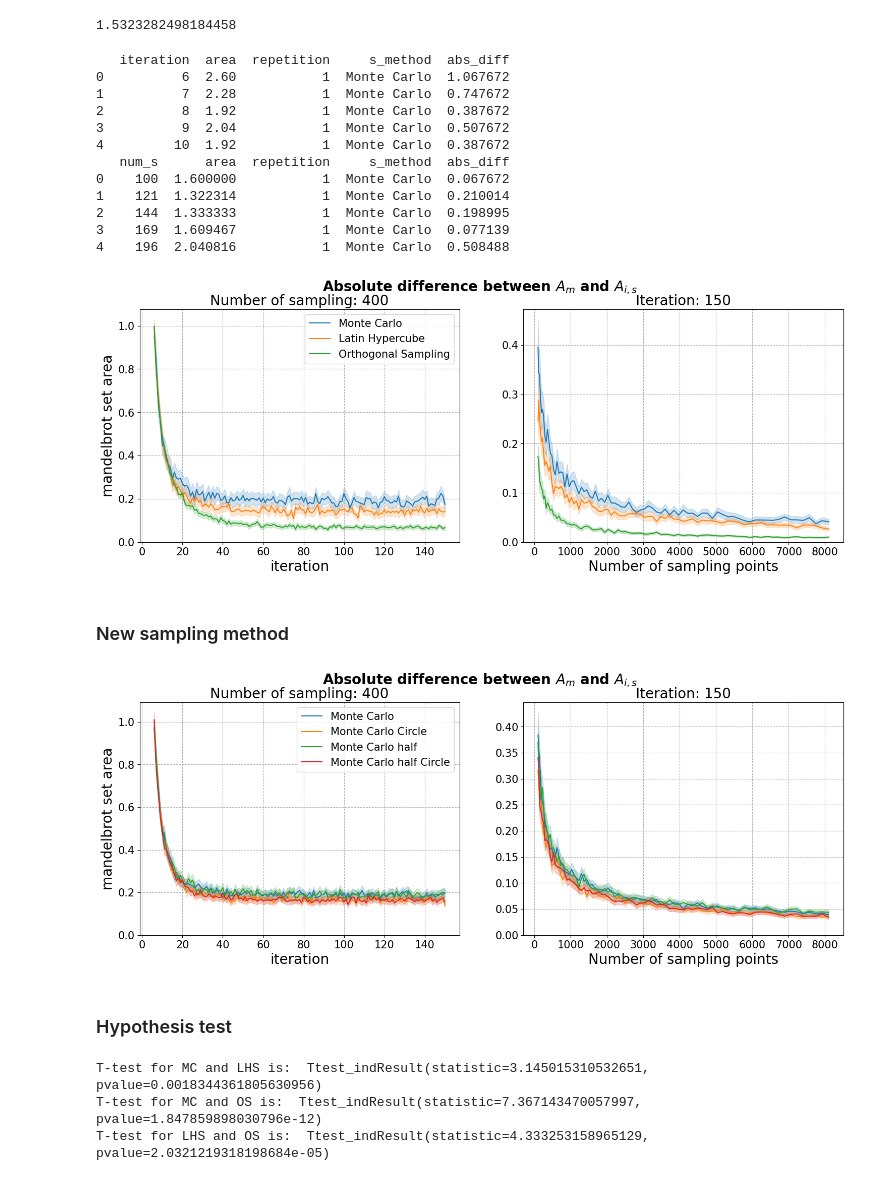
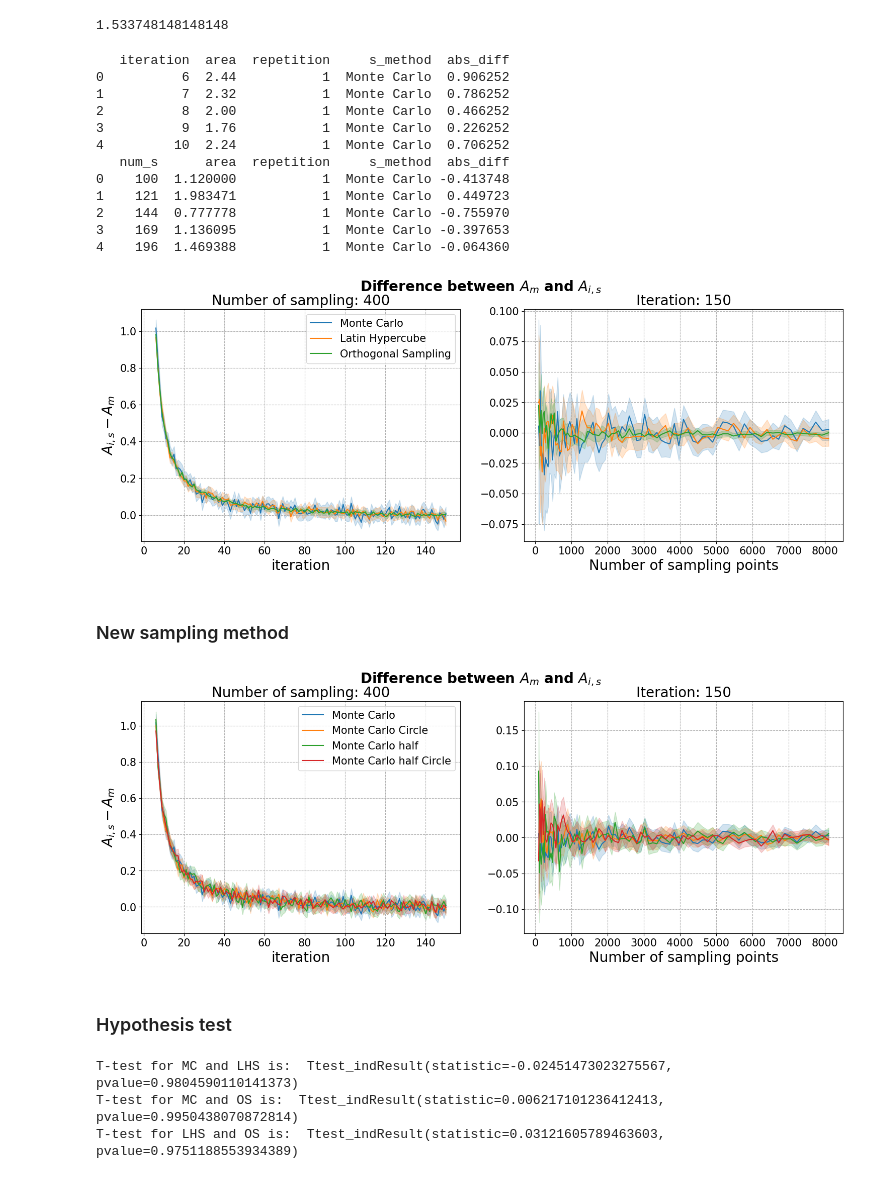
Before and after one commit to Alex-notmyname/Stochastic_simulation, a Jupyter notebook: Assignment_1/Plots.ipynb, the cells around one changed output. Cells and saved outputs as stored; diff of their text form; code cells hidden in the pictures.

Commit message:
Some statistics

```diff
--- a/Assignment_1/Plots.ipynb
+++ b/Assignment_1/Plots.ipynb
@@ -9,29 +9,30 @@ df_s = pd.read_csv('results_s.csv')
 # %%
 df_Am = df_s[(df_s['num_s'] == df_s['num_s'].max()) & (df_s['s_method'] == 'Orthogonal Sampling')]
 Am = df_Am['area'].mean()
+# Am = 1.506484
 
-df_i['abs_diff'] = abs(Am - df_i['area'])
-df_s['abs_diff'] = abs(Am - df_s['area'])
+df_i['abs_diff'] = df_i['area'] - Am
+df_s['abs_diff'] = df_s['area'] - Am
 
 Am
 # %% [output]
-1.5323282498184458
+1.533748148148148
 # %%
 print(df_i.head())
 print(df_s.head())
 # %% [output]
    iteration  area  repetition     s_method  abs_diff
-0          6  2.60           1  Monte Carlo  1.067672
-1          7  2.28           1  Monte Carlo  0.747672
-2          8  1.92           1  Monte Carlo  0.387672
-3          9  2.04           1  Monte Carlo  0.507672
-4         10  1.92           1  Monte Carlo  0.387672
+0          6  2.44           1  Monte Carlo  0.906252
+1          7  2.32           1  Monte Carlo  0.786252
+2          8  2.00           1  Monte Carlo  0.466252
+3          9  1.76           1  Monte Carlo  0.226252
+4         10  2.24           1  Monte Carlo  0.706252
    num_s      area  repetition     s_method  abs_diff
-0    100  1.600000           1  Monte Carlo  0.067672
-1    121  1.322314           1  Monte Carlo  0.210014
-2    144  1.333333           1  Monte Carlo  0.198995
-3    169  1.609467           1  Monte Carlo  0.077139
-4    196  2.040816           1  Monte Carlo  0.508488
+0    100  1.120000           1  Monte Carlo -0.413748
+1    121  1.983471           1  Monte Carlo  0.449723
+2    144  0.777778           1  Monte Carlo -0.755970
+3    169  1.136095           1  Monte Carlo -0.397653
+4    196  1.469388           1  Monte Carlo -0.064360
 # %%
 df_i_MC = df_i[(df_i.s_method != 'Latin Hypercube') & (df_i.s_method != 'Orthogonal Sampling')]
 df_s_MC = df_s[(df_s.s_method != 'Latin Hypercube') & (df_s.s_method != 'Orthogonal Sampling')]
@@ -43,36 +44,36 @@ df_s = df_s[(df_s.s_method == 'Monte Carlo') | (df_s.s_method == 'Latin Hypercub
 # %%
 '''Without RuntimeWarning handling'''
 
 plt.rcParams['figure.figsize'] = (18, 6)
 fig1, ax1 = plt.subplots(1, 2)
 
-sns.lineplot(data=df_s, x='iteration', y='abs_diff', hue='s_method', errorbar='ci', ax=ax1[0])
+sns.lineplot(data=df_i, x='iteration', y='abs_diff', hue='s_method', errorbar='ci', ax=ax1[0])
 sns.lineplot(data=df_s, x='num_s', y='abs_diff', hue='s_method', errorbar='ci', ax=ax1[1])
 
 # ax1[0].plot(np.arange(6, 151), np.repeat([Am], 145), 'k-.', label=r'$A_M$', zorder=6)
 # ax1[1].plot(np.arange(0, 90**2), np.repeat([Am], 90**2), 'k-.', label=r'$A_M$', zorder=4)
 
-fig1.suptitle(r'Absolute difference between $A_m$ and $A_{i,s}$', fontsize=20, fontweight='bold')
+fig1.suptitle(r'Difference between $A_m$ and $A_{i,s}$', fontsize=20, fontweight='bold')
 
 ax1[0].set_title('Number of sampling: 400', fontsize=20)
-ax1[0].set_ylim(bottom=0)
+# ax1[0].set_ylim(bottom=0)
 ax1[0].set_xlabel('iteration', fontsize=20)
-ax1[0].set_ylabel('mandelbrot set area', fontsize=20)
+ax1[0].set_ylabel(r'$A_{i,s} - A_m$', fontsize=20)
 ax1[0].tick_params(axis='both', which='major', labelsize=15)
 ax1[0].legend(fontsize=15)
 ax1[0].grid(linestyle='--')
 
 ax1[1].set_title('Iteration: 150', fontsize=20)
-ax1[1].set_ylim(bottom=0)
+# ax1[1].set_ylim(bottom=0)
 ax1[1].set_xlabel('Number of sampling points', fontsize=20)
 ax1[1].set_ylabel('')
 ax1[1].tick_params(axis='both', which='major', labelsize=15)
 ax1[1].get_legend().remove()
 ax1[1].grid(linestyle='--')
 
 plt.show()
 # %% [output]
-[figure, old version]
+[figure, new version]
 # %%
 # '''
 # Note the figure in this block is generated with RuntimeWarning handling,
@@ -118,18 +119,18 @@ sns.lineplot(data=df_s_MC, x='num_s', y='abs_diff', hue='s_method', errorbar='ci
 # ax2[0].plot(np.arange(6, 121), np.repeat([1.506484], 115), 'k-.', label=r'$A_M$', zorder=6)
 # ax2[1].plot(np.arange(0, 90**2), np.repeat([1.506484], 90**2), 'k-.', label=r'$A_M$', zorder=4)
 
-fig2.suptitle(r'Absolute difference between $A_m$ and $A_{i,s}$', fontsize=20, fontweight='bold')
+fig2.suptitle(r'Difference between $A_m$ and $A_{i,s}$', fontsize=20, fontweight='bold')
 
 ax2[0].set_title('Number of sampling: 400', fontsize=20)
-ax2[0].set_ylim(bottom=0)
+# ax2[0].set_ylim(bottom=0)
 ax2[0].set_xlabel('iteration', fontsize=20)
-ax2[0].set_ylabel('mandelbrot set area', fontsize=20)
+ax2[0].set_ylabel(r'$A_{i,s} - A_m$', fontsize=20)
 ax2[0].tick_params(axis='both', which='major', labelsize=15)
 ax2[0].legend(fontsize=15)
 ax2[0].grid(linestyle='--')
 
 ax2[1].set_title('Iteration: 150', fontsize=20)
-ax2[1].set_ylim(bottom=0)
+# ax2[1].set_ylim(bottom=0)
 ax2[1].set_xlabel('Number of sampling points', fontsize=20)
 ax2[1].set_ylabel('')
 ax2[1].tick_params(axis='both', which='major', labelsize=15)
@@ -138,5 +139,5 @@ ax2[1].grid(linestyle='--')
 
 plt.show()
 # %% [output]
-[figure, old version]
+[figure, new version]
 # %%
@@ -155,9 +156,9 @@ print('T-test for MC and LHS is: ', ttest_ind(MC['abs_diff'], LHS['abs_diff']))
 print('T-test for MC and OS is: ', ttest_ind(MC['abs_diff'], OS['abs_diff']))
 print('T-test for LHS and OS is: ', ttest_ind(LHS['abs_diff'], OS['abs_diff']))
 # %% [output]
-T-test for MC and LHS is:  Ttest_indResult(statistic=3.145015310532651, pvalue=0.0018344361805630956)
-T-test for MC and OS is:  Ttest_indResult(statistic=7.367143470057997, pvalue=1.847859898030796e-12)
-T-test for LHS and OS is:  Ttest_indResult(statistic=4.333253158965129, pvalue=2.0321219318198684e-05)
+T-test for MC and LHS is:  Ttest_indResult(statistic=-0.02451473023275567, pvalue=0.9804590110141373)
+T-test for MC and OS is:  Ttest_indResult(statistic=0.006217101236412413, pvalue=0.9950438070872814)
+T-test for LHS and OS is:  Ttest_indResult(statistic=0.03121605789463603, pvalue=0.9751188553934389)
 # %%
 '''s-experiments'''
 MC = df_s[df_s.s_method == 'Monte Carlo'].groupby(['num_s']).mean()
```
Also changed, not shown: parts of 12 cells of this notebook, 5 other files.
